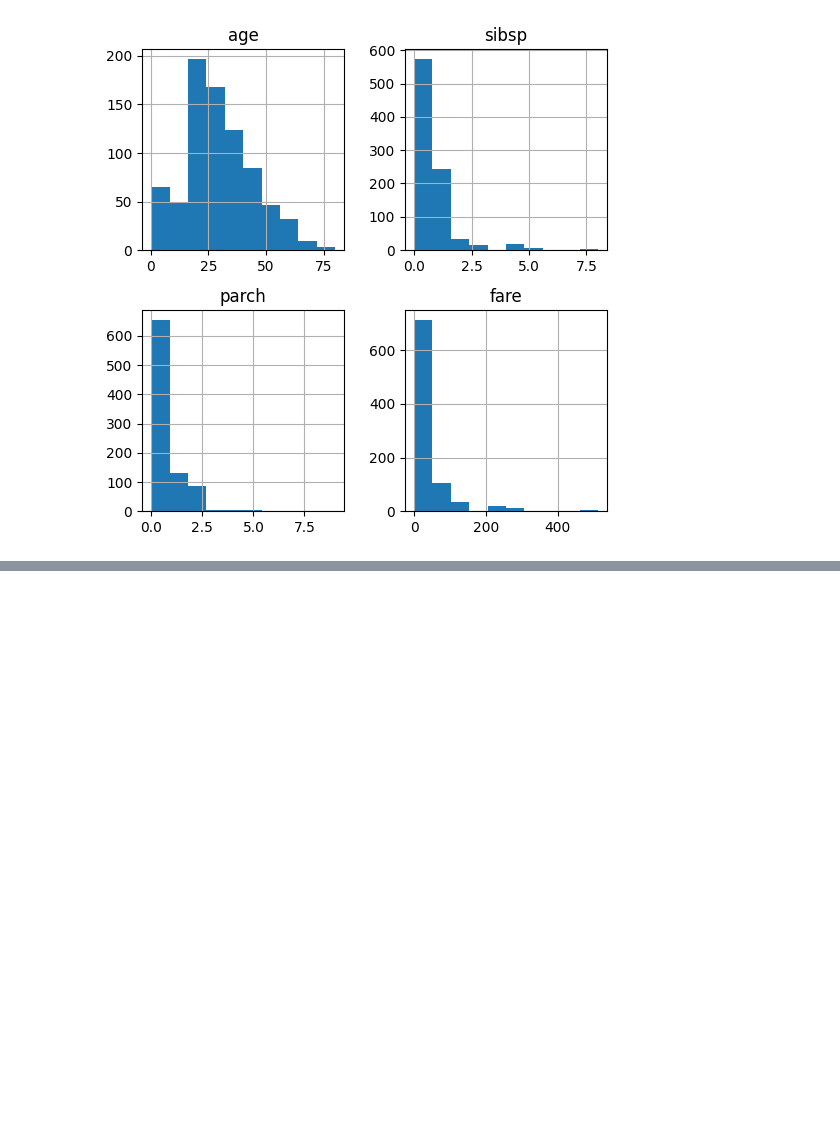
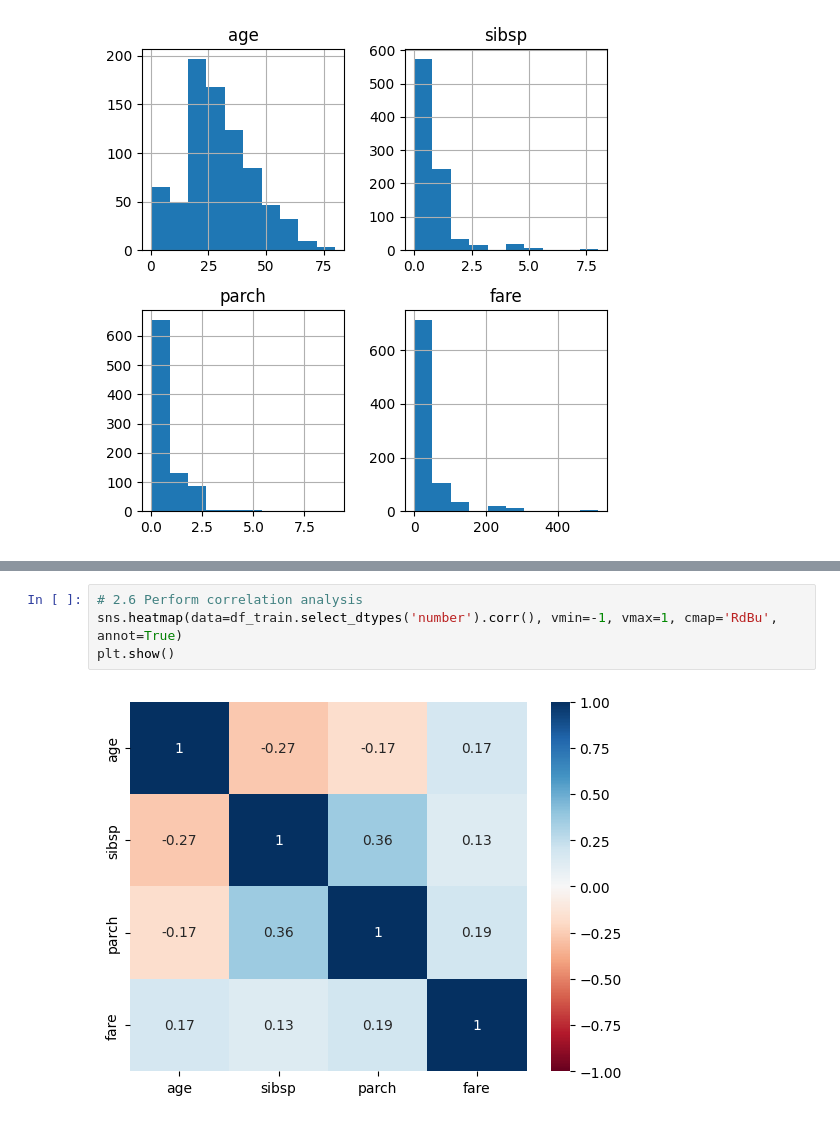
Before and after one commit to alexismenanieves/4Geeks, a Jupyter notebook: Titanic_Analysis_Model.ipynb, the cells around one changed output, grey strips where cells are left out. Drawn from its saved outputs; the diff is of its cells as text; blank space fills up the shorter version.

```diff
--- a/Titanic_Analysis_Model.ipynb
+++ b/Titanic_Analysis_Model.ipynb
@@ -131,0 +157,6 @@ plt.show()
+# %%
+# 2.6 Perform correlation analysis
+sns.heatmap(data=df_train.select_dtypes('number').corr(), vmin=-1, vmax=1, cmap='RdBu', annot=True)
+plt.show()
+# %% [output]
+[figure, added]
```
Also changed, not shown: parts of 17 cells of this notebook.
